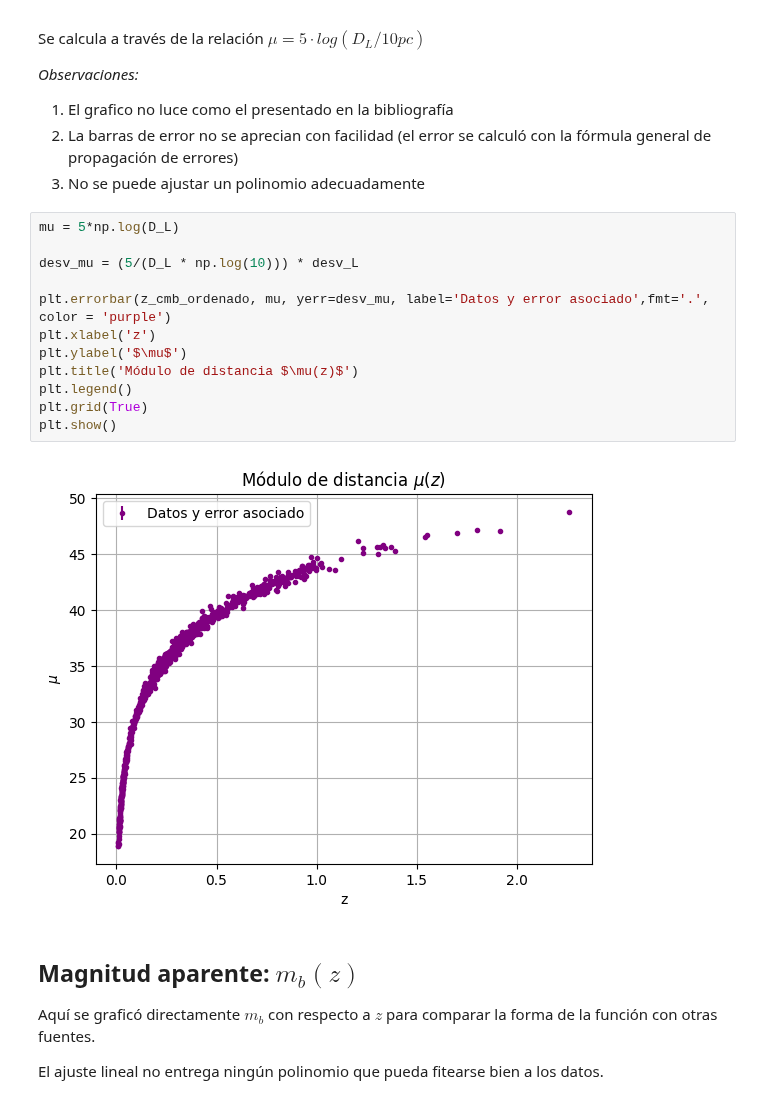
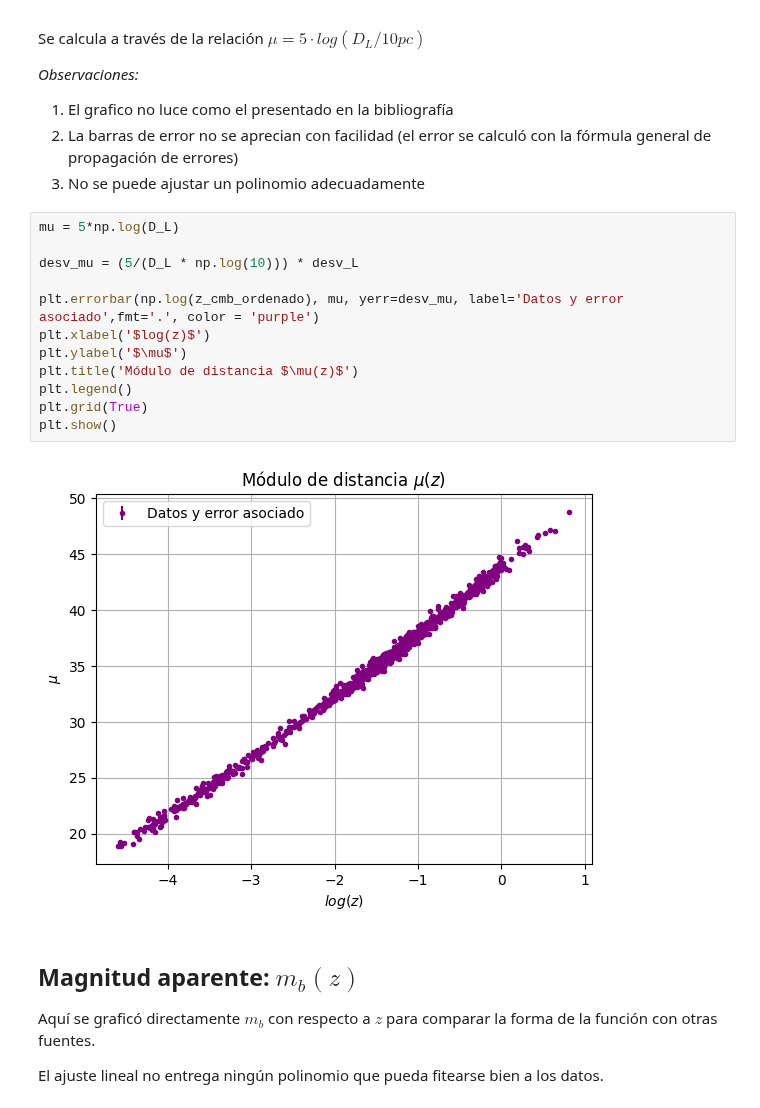
Before and after one commit to XimePS/Practica-DFI, a Jupyter notebook: Codigo con Pantheon.ipynb, the cells around one changed output. Drawn from its saved outputs; the diff is of its cells as text.

```diff
--- a/Codigo con Pantheon.ipynb
+++ b/Codigo con Pantheon.ipynb
@@ -134,17 +134,17 @@ Se calcula a través de la relación $\mu = 5 \cdot log(D_L / 10 pc)$
 # %%
 mu = 5*np.log(D_L)
 
 desv_mu = (5/(D_L * np.log(10))) * desv_L
 
-plt.errorbar(z_cmb_ordenado, mu, yerr=desv_mu, label='Datos y error asociado',fmt='.', color = 'purple')
-plt.xlabel('z')
+plt.errorbar(np.log(z_cmb_ordenado), mu, yerr=desv_mu, label='Datos y error asociado',fmt='.', color = 'purple')
+plt.xlabel('$log(z)$')
 plt.ylabel('$\mu$')
 plt.title('Módulo de distancia $\mu(z)$')
 plt.legend()
 plt.grid(True)
 plt.show()
 # %% [output]
-[figure, old version]
+[figure, new version]
 # %% [markdown]
 ## Magnitud aparente: $m_b(z)$
 
```
Also changed, not shown: 3 other files.
